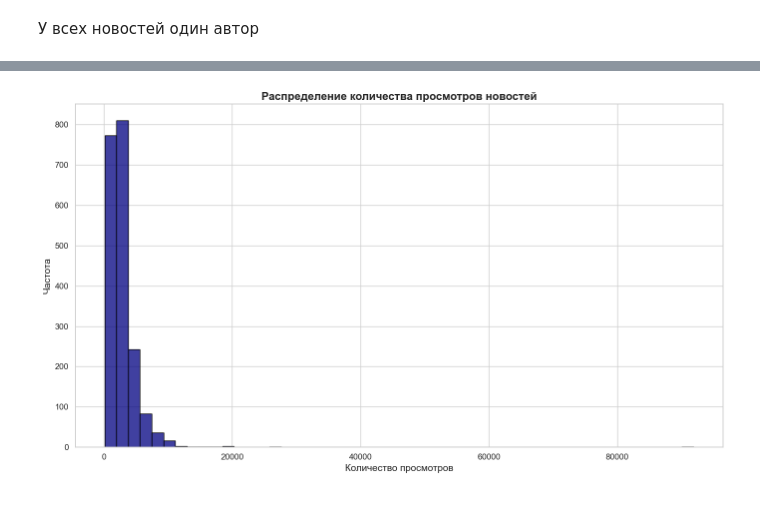
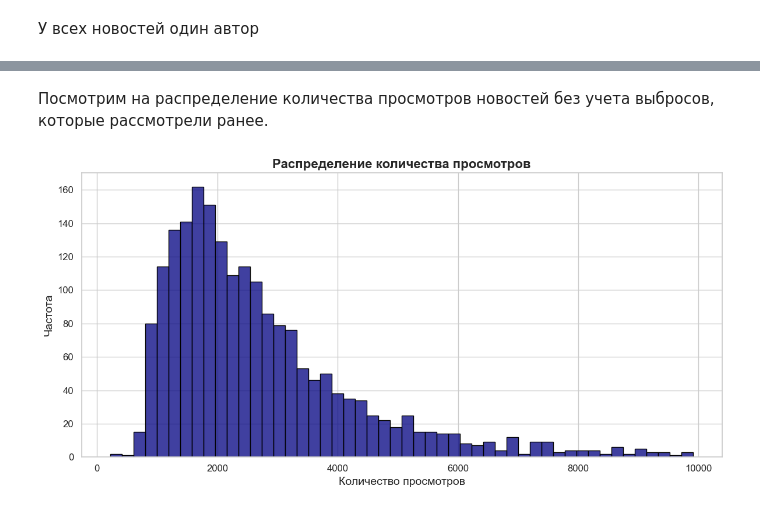
Before and after one commit to smvkvv/faplRAG, a Jupyter notebook: experiments/02_eda.ipynb, the cells around one changed output, grey strips where cells are left out. Drawn from its saved outputs; the diff is of its cells as text; code cells hidden in the pictures.

```diff
--- a/experiments/02_eda.ipynb
+++ b/experiments/02_eda.ipynb
@@ -185,21 +213,18 @@ Name: count, dtype: int64
+# %% [markdown]
+Посмотрим на распределение количества просмотров новостей без учета выбросов, которые рассмотрели ранее.
 # %%
-import pandas as pd
-import seaborn as sns
-import matplotlib.pyplot as plt
-
-
 sns.set_theme(style="whitegrid")
 
-plt.figure(figsize=(14, 8))
-sns.histplot(df['n_visits'], bins=50, color="navy", edgecolor="black")
+plt.figure(figsize=(12, 6))
+sns.histplot(df['n_visits'].loc[df['n_visits'] < df['n_visits'].quantile(0.99)], bins=50, color="navy", edgecolor="black")
 
-plt.title("Распределение количества просмотров новостей", fontsize=16, fontweight='bold')
+plt.title("Распределение количества просмотров", fontsize=16, fontweight='bold')
 plt.xlabel("Количество просмотров", fontsize=14)
 plt.ylabel("Частота", fontsize=14)
 plt.xticks(fontsize=12)
 plt.yticks(fontsize=12)
 
 plt.tight_layout()
 plt.show()
 # %% [output]
-[figure, old version]
+[figure, new version]
```
Also changed, not shown: parts of 45 cells of this notebook, 19 other files.
